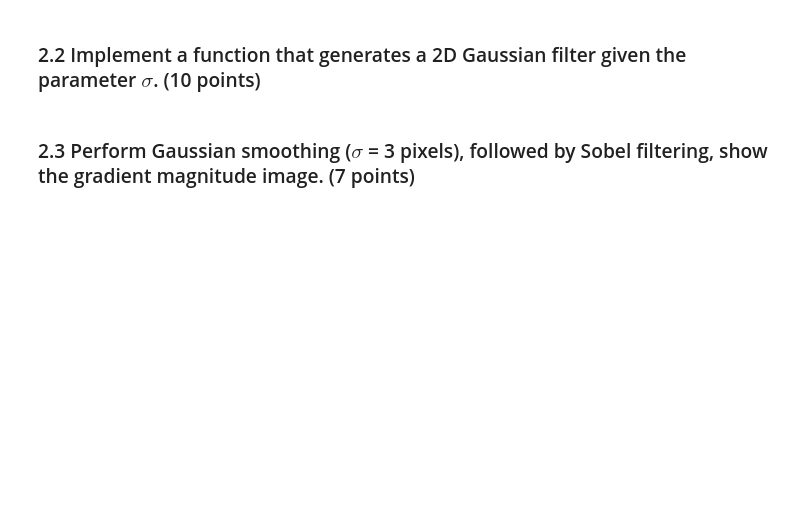
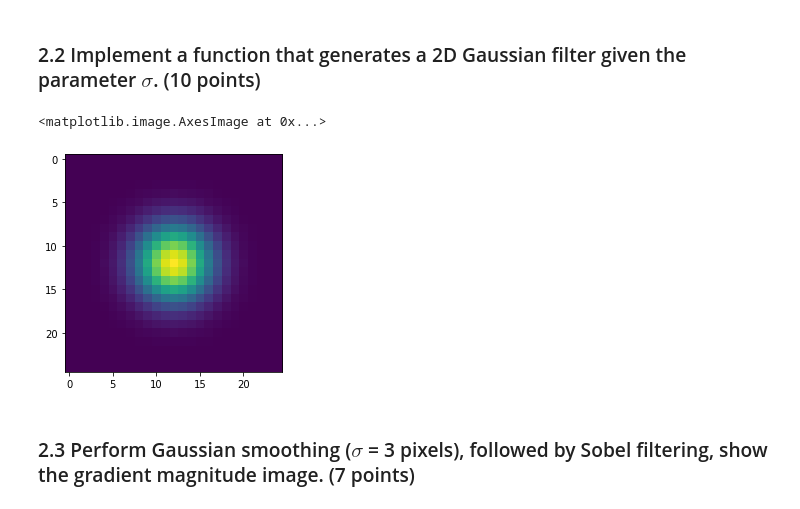
Before and after one commit to olly-larkin/Computer_Vision_2021, a Jupyter notebook: coursework_01/coursework_01.ipynb, the cells around one changed output. Drawn from its saved outputs; the diff is of its cells as text; code cells hidden in the pictures; blank space fills up the shorter version.

```diff
--- a/coursework_01/coursework_01.ipynb
+++ b/coursework_01/coursework_01.ipynb
@@ -114,17 +146,22 @@ plt.gcf().set_size_inches(10, 8)
 # %%
 # Design the Gaussian filter
 def gaussian_filter_2d(sigma):
     # sigma: the parameter sigma in the Gaussian kernel (unit: pixel)
     #
     # return: a 2D array for the Gaussian kernel
-
-    h = ...
-    return h
+    k = 4
+    kern_size = 2 * k * sigma + 1
+    pre_coef = 1.0/(2*math.pi*(sigma**2))
+    offset = kern_size // 2
+    return np.array([[pre_coef*math.exp(-((i-offset)**2 + (j-offset)**2)/(2*(sigma**2))) for i in range(kern_size)] for j in range(kern_size)])
 
 # Visualise the Gaussian filter when sigma = 3 pixel (provided)
 sigma = 3
 h = gaussian_filter_2d(sigma)
 plt.imshow(h)
+# %% [output]
+<matplotlib.image.AxesImage at 0x...>
+[figure, added]
 # %% [markdown]
 ### 2.3 Perform Gaussian smoothing ($\sigma$ = 3 pixels), followed by Sobel filtering, show the gradient magnitude image. (7 points)
 # %%
```
Also changed, not shown: parts of 15 cells of this notebook, 1 other file.
